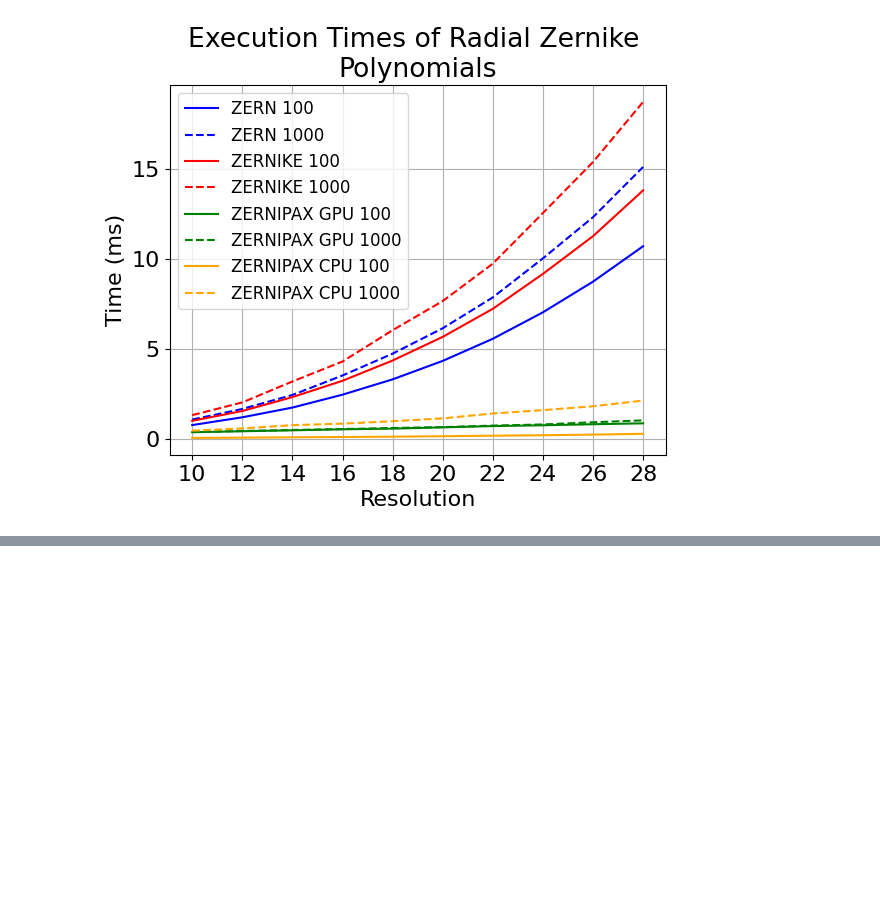
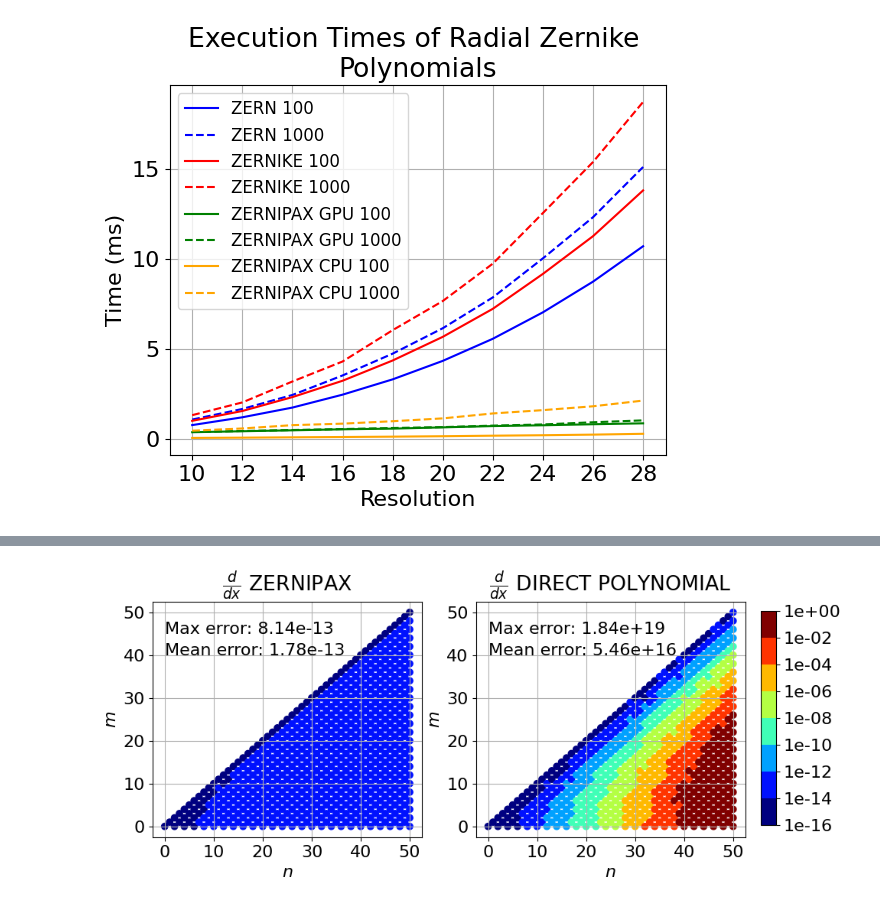
Before and after one commit to PlasmaControl/Zernike-Paper, a Jupyter notebook: paper_plots.ipynb, the cells around one changed output, grey strips where cells are left out. Saved outputs shown, nothing was run; the diff lists cells and outputs as text; code cells hidden in the pictures; blank space fills up the shorter version.

```diff
--- a/paper_plots.ipynb
+++ b/paper_plots.ipynb
@@ -131,0 +181,13 @@ plt.savefig("001_all_t_compare_low_res.png", dpi=1000, bbox_inches='tight')
+# %%
+plot_comparison(
+    zt1,
+    (zr1, zp1),
+    basis,
+    dx=1,
+    type="absolute",
+    names=("$\\frac{d}{dx}$ ZERNIPAX", "$\\frac{d}{dx}$ DIRECT POLYNOMIAL"),
+    print_error=True,
+)
+plt.savefig("acc1.png", dpi=1000, bbox_inches='tight')
+# %% [output]
+[figure, added]
```
Also changed, not shown: parts of 5 cells of this notebook, 2 other files.
